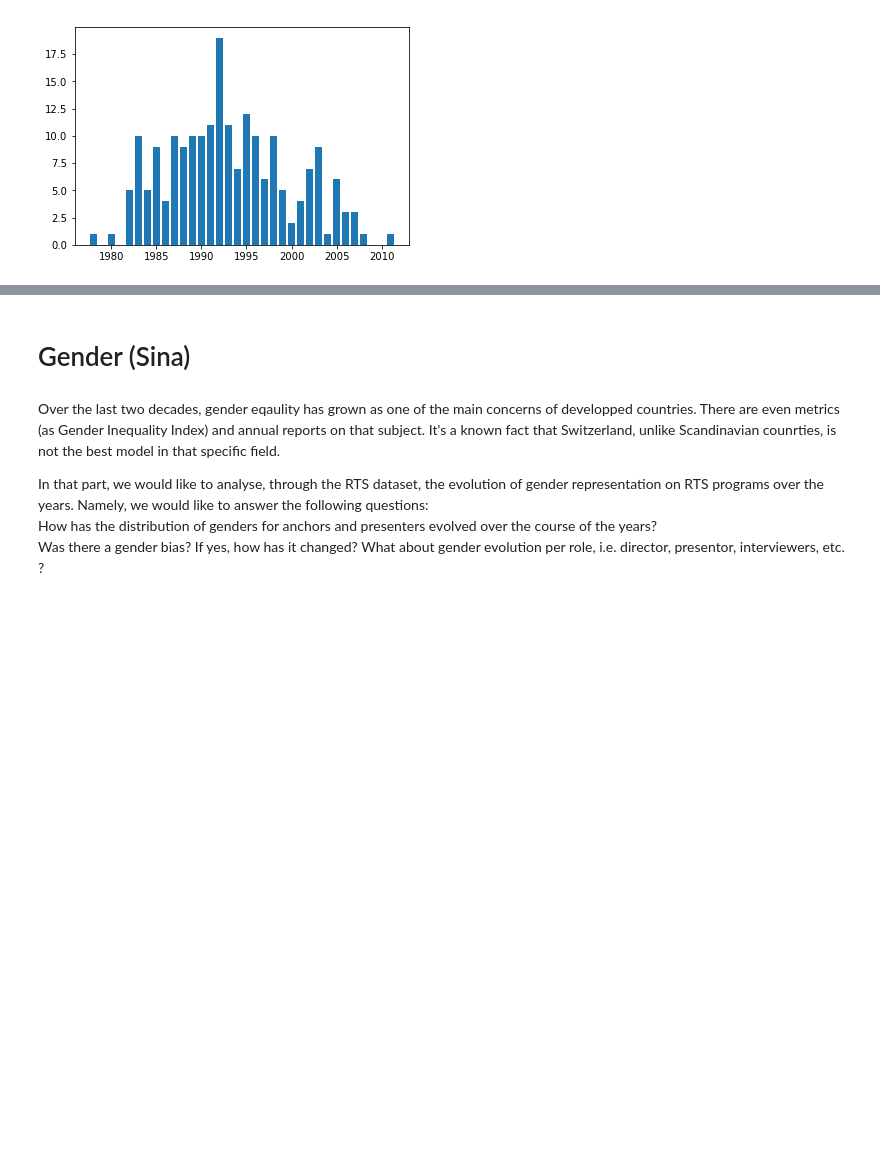
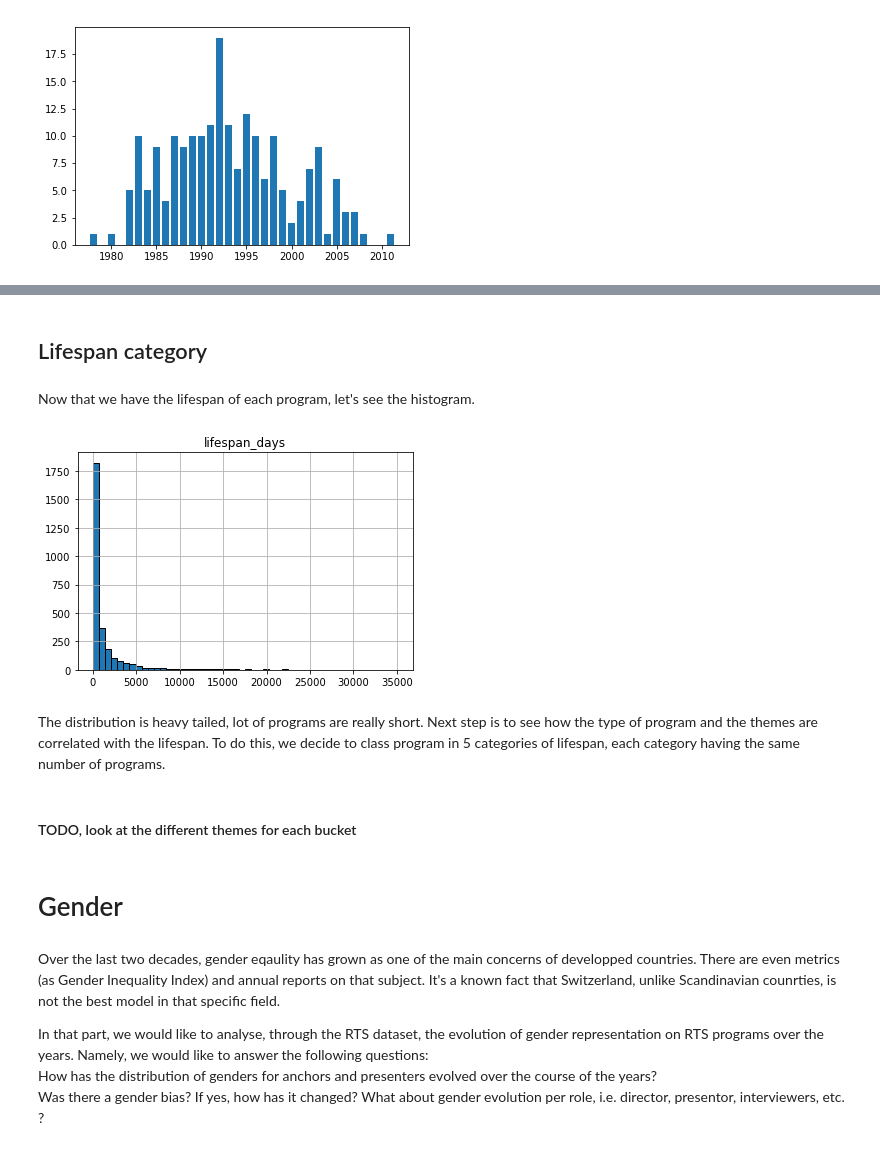
Before and after one commit to m-yaghini/ada17, a Jupyter notebook: project-master/code/MainExploratoryAnalysis.ipynb, the cells around one changed output, grey strips where cells are left out. Cells and saved outputs as stored; diff of their text form; code cells hidden in the pictures; blank space fills up the shorter version.

```diff
--- a/project-master/code/MainExploratoryAnalysis.ipynb
+++ b/project-master/code/MainExploratoryAnalysis.ipynb
@@ -129,0 +184,12 @@ plot_program_lifespan('TJ midi', df_without_date_outliers)
+# %% [markdown]
+## Lifespan category
+# %% [markdown]
+Now that we have the lifespan of each program, let's see the histogram.
+# %%
+lifespan = get_program_lifespan(df_without_date_outliers)
+lifespan.hist(column='lifespan_days', bins=50, ec='black')
+plt.show()
+# %% [output]
+[figure, added]
+# %% [markdown]
+The distribution is heavy tailed, lot of programs are really short. Next step is to see how the type of program and the themes are correlated with the lifespan. To do this, we decide to class program in 5 categories of lifespan, each category having the same number of programs.
@@ -130,5 +199,7 @@ plot_program_lifespan('TJ midi', df_without_date_outliers)
+# %% [markdown]
+#### TODO, look at the different themes for each bucket
 # %% [markdown]
-# Gender (Sina)
+# Gender
 # %% [markdown]
 Over the last two decades, gender eqaulity has grown as one of the main concerns of developped countries. There are even metrics (as Gender Inequality Index) and annual reports on that subject.
 It's a known fact that Switzerland, unlike Scandinavian counrties, is not the best model in that specific field.<br>
```
Also changed, not shown: parts of 12 cells of this notebook, 1 other file.
